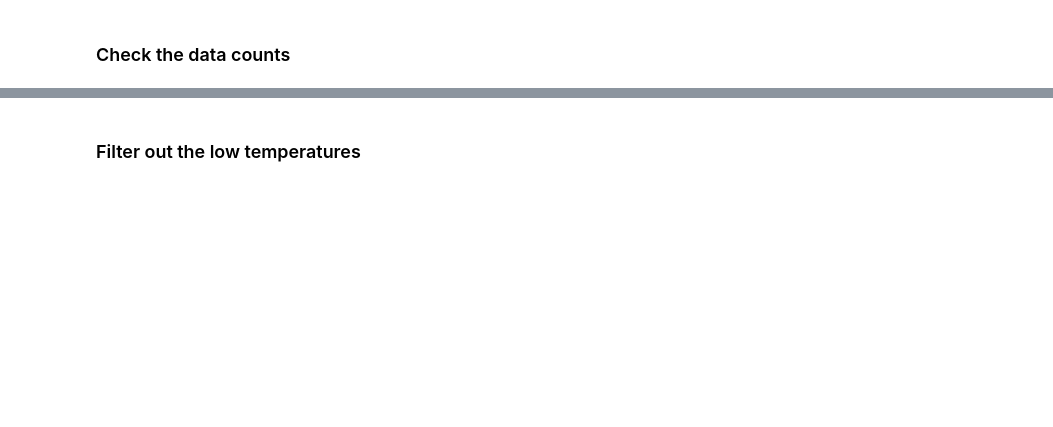
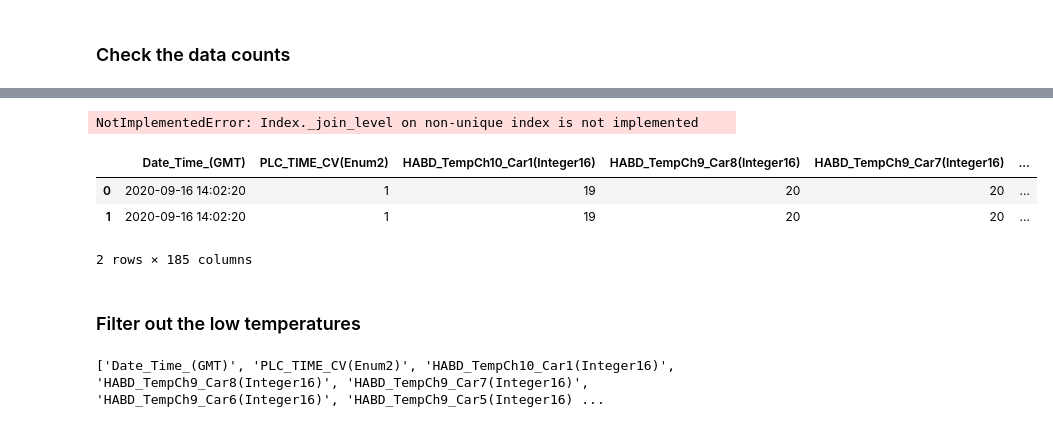
Before and after one commit to benjjo/Timonator, a Jupyter notebook: Timonator.ipynb, the cells around one changed output, grey strips where cells are left out. Drawn from its saved outputs; the diff is of its cells as text; code cells hidden in the pictures; blank space fills up the shorter version.

```diff
--- a/Timonator.ipynb
+++ b/Timonator.ipynb
@@ -149,2 +233,17 @@ Name: HABD_TempCh10_Car2(Integer16), dtype: int64
+# %%
+
+
+df = pd.DataFrame(all_data, columns=[all_data['Date_Time_(GMT)'].loc[mask], all_data['HABD_TempCh9_Car8(Integer16)'].loc[mask]])
+df.plot(x=all_data['Date_Time_(GMT)'].loc[mask], y=all_data['HABD_TempCh9_Car8(Integer16)'].loc[mask], kind='line' )
+plt.show()
+# %% [output]
+NotImplementedError: Index._join_level on non-unique index is not implemented
+# %%
+all_data.head(2)
+# %% [output]
+|  | Date_Time_(GMT) | PLC_TIME_CV(Enum2) | HABD_TempCh10_Car1(Integer16) | HABD_TempCh9_Car8(Integer16) | HABD_TempCh9_Car7(Integer16) | ... |
+| 0 | 2020-09-16 14:02:20 | 1 | 19 | 20 | 20 | ... |
+| 1 | 2020-09-16 14:02:20 | 1 | 19 | 20 | 20 | ... |
+2 rows × 185 columns
 # %% [markdown]
 ### Filter out the low temperatures
@@ -150,0 +252,4 @@ Name: HABD_TempCh10_Car2(Integer16), dtype: int64
+# %%
+print(HABD_cols)
+# %% [output]
+['Date_Time_(GMT)', 'PLC_TIME_CV(Enum2)', 'HABD_TempCh10_Car1(Integer16)', 'HABD_TempCh9_Car8(Integer16)', 'HABD_TempCh9_Car7(Integer16)', 'HABD_TempCh9_Car6(Integer16)', 'HABD_TempCh9_Car5(Integer16) ...
```
Also changed, not shown: parts of 20 cells of this notebook.
